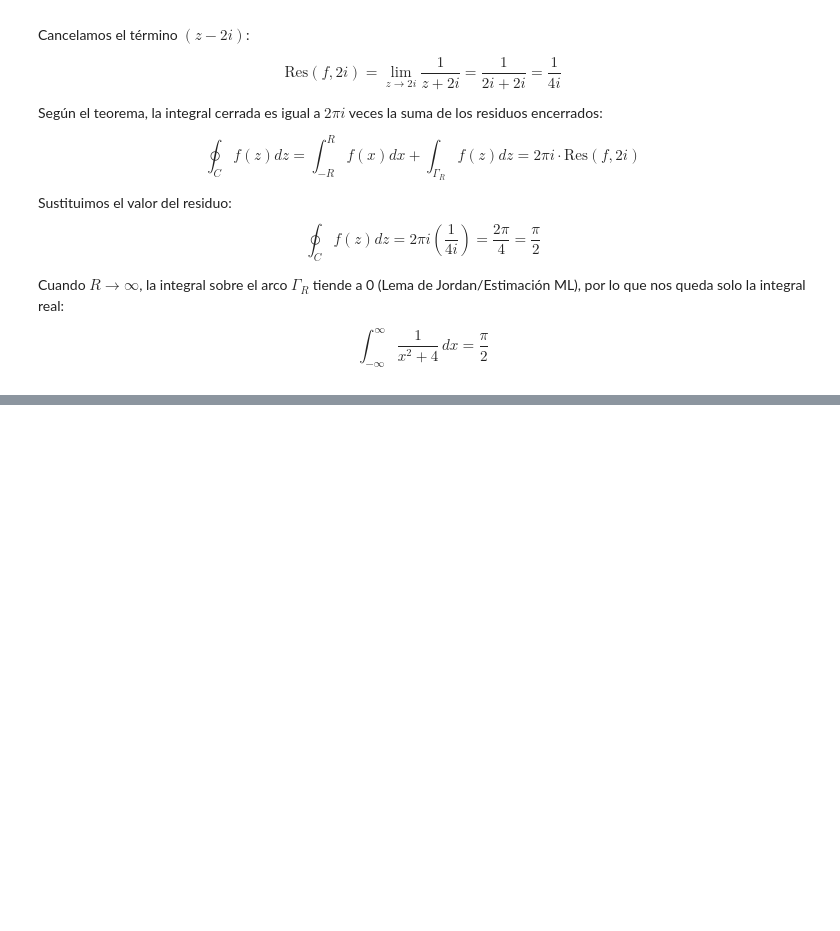
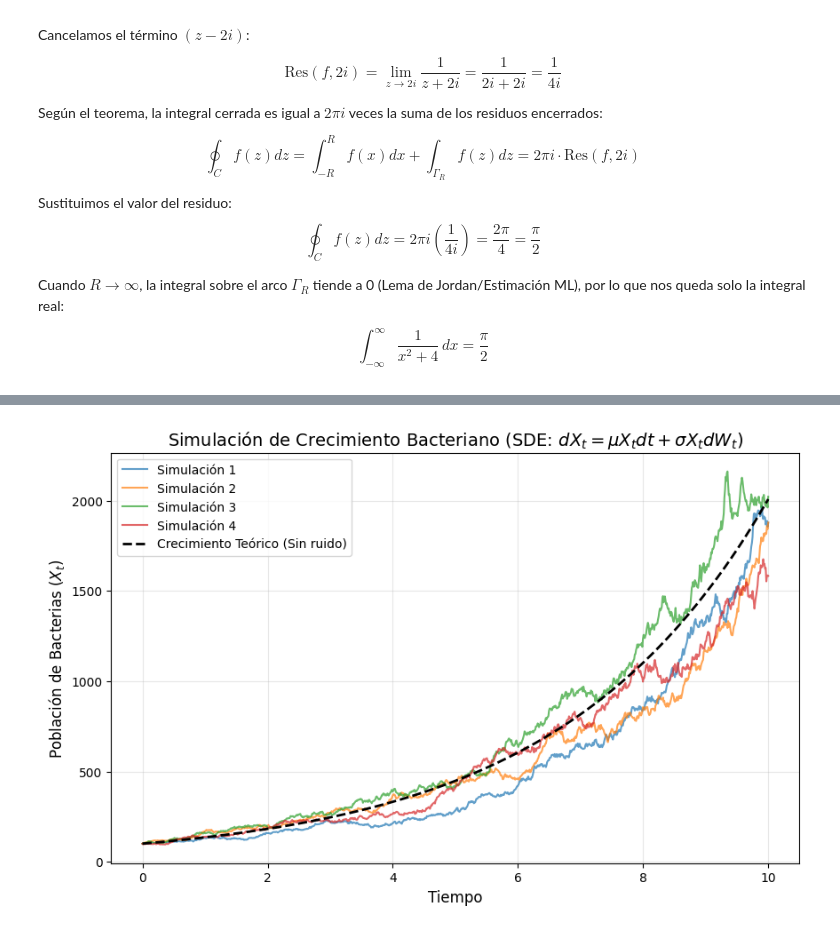
Before and after one commit to CrasCris/MatAplicada2, a Jupyter notebook: Main.ipynb, the cells around one changed output, grey strips where cells are left out. Drawn from its saved outputs; the diff is of its cells as text; code cells hidden in the pictures; blank space fills up the shorter version.

```diff
--- a/Main.ipynb
+++ b/Main.ipynb
@@ -1548 +1695,85 @@ $$ \int_{-\infty}^{\infty} \frac{1}{x^2 + 4} \, dx = \frac{\pi}{2} $$
+# %%
+import numpy as np
+import matplotlib.pyplot as plt
+
+def simular_crecimiento_bacteriano(mu, sigma, X0, T, dt, num_simulaciones):
+    """
+    Simula el crecimiento bacteriano usando el método de Euler-Maruyama
+    para la SDE: dX = mu*X*dt + sigma*X*dW
+
+    Parámetros:
+    mu: Tasa de crecimiento promedio
+    sigma: Volatilidad (ruido)
+    X0: Población inicial
+    T: Tiempo total de simulación
+    dt: Tamaño del paso de tiempo
+    num_simulaciones: Cuántas trayectorias diferentes simular
+    """
+
+    # Número de pasos de tiempo (N)
+    N = int(T / dt)
+
+    # Vector de tiempos para el eje X
+    t = np.linspace(0, T, N)
+
+    # Inicializamos la matriz de resultados (Filas: pasos de tiempo, Columnas: simulaciones)
+    X = np.zeros((N, num_simulaciones))
+
+    # Establecemos la condición inicial para todas las simulaciones
+    X[0, :] = X0
+
+    # Bucle de Euler-Maruyama
+    for i in range(1, N):
+        # El estado anterior
+        X_prev = X[i-1, :]
+
+        # Generamos el ruido Browniano (dW)
+        # dW se distribuye como Normal(0, sqrt(dt))
+        dW = np.random.normal(0, np.sqrt(dt), num_simulaciones)
+
+        # Ecuación discreta: X_new = X_prev + Drift + Difusión
+        # Drift = mu * X * dt
+        # Difusión = sigma * X * dW
+        cambio_determinista = mu * X_prev * dt
+        cambio_estocastico = sigma * X_prev * dW
+
+        X[i, :] = X_prev + cambio_determinista + cambio_estocastico
+
+    return t, X
+
+# --- Configuración del Experimento ---
+mu_real = 0.3      # Tasa de crecimiento del 30%
+sigma_real = 0.15  # 15% de volatilidad/ruido
+poblacion_inicial = 100 # Bacterias iniciales
+tiempo_total = 10  # Unidades de tiempo (ej. horas)
+delta_t = 0.01     # Paso de integración
+simulaciones = 4  # Ver 5 escenarios posibles
+
+# --- Ejecución ---
+tiempo, trayectorias = simular_crecimiento_bacteriano(
+    mu_real, sigma_real, poblacion_inicial, tiempo_total, delta_t, simulaciones
+)
+
+# --- Cálculo de la Solución Determinista (Sin ruido) para comparar ---
+# Solución exacta de dX/dt = mu*X -> X = X0 * e^(mu*t)
+solucion_determinista = poblacion_inicial * np.exp(mu_real * tiempo)
+
+# --- Visualización ---
+plt.figure(figsize=(10, 6))
+
+# Graficar las trayectorias estocásticas
+for k in range(simulaciones):
+    plt.plot(tiempo, trayectorias[:, k], lw=1.5, alpha=0.7, label=f'Simulación {k+1}')
+
+# Graficar la media teórica determinista (línea punteada negra)
+plt.plot(tiempo, solucion_determinista, 'k--', linewidth=2, label='Crecimiento Teórico (Sin ruido)')
+
+plt.title(r'Simulación de Crecimiento Bacteriano (SDE: $dX_t = \mu X_t dt + \sigma X_t dW_t$)', fontsize=14)
+plt.xlabel('Tiempo', fontsize=12)
+plt.ylabel('Población de Bacterias ($X_t$)', fontsize=12)
+plt.legend()
+plt.grid(True, alpha=0.3)
+plt.show()
+# %% [output]
+[figure, added]
 # %% [markdown]
```
Also changed, not shown: parts of 3 cells of this notebook, 1 other file.
